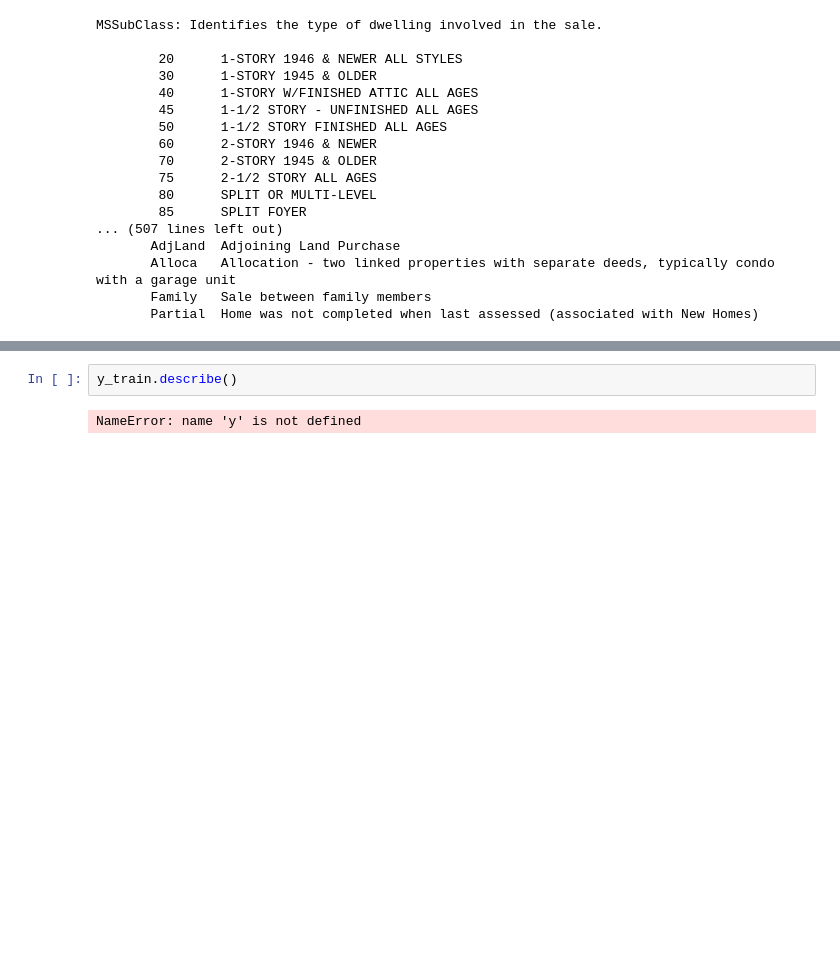
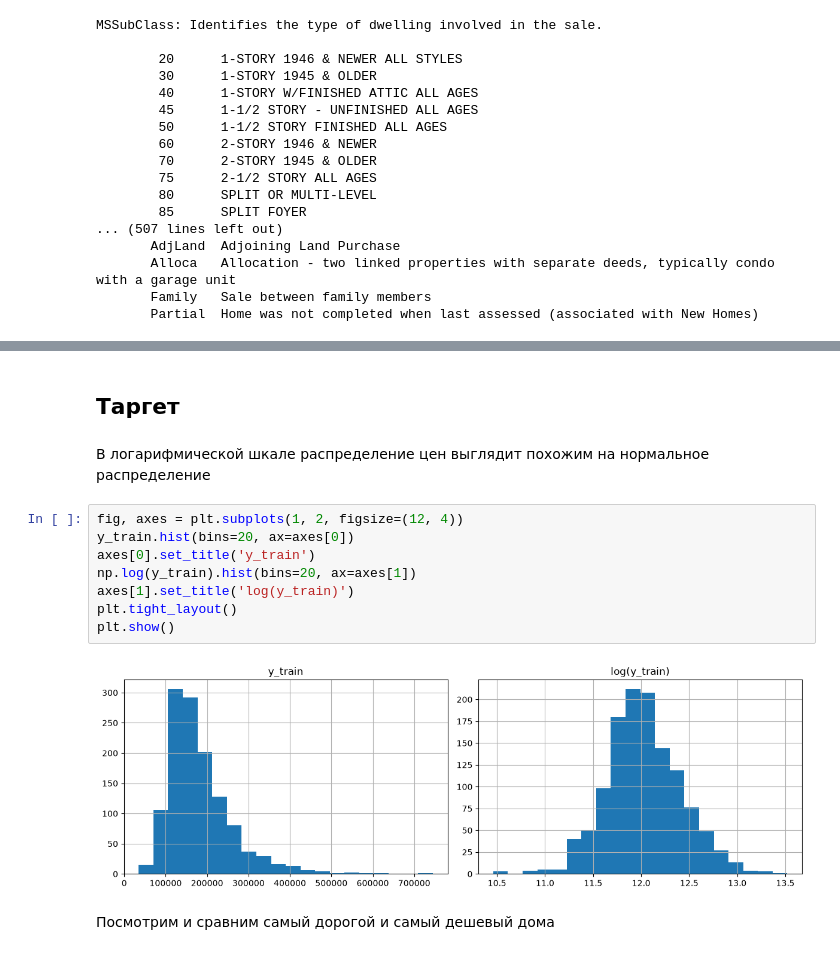
Before and after one commit to tarma3v/HousePrices, a Jupyter notebook: notebooks/EDA.ipynb, the cells around one changed output, grey strips where cells are left out. Cells and saved outputs as stored; diff of their text form; blank space fills up the shorter version.

```diff
--- a/notebooks/EDA.ipynb
+++ b/notebooks/EDA.ipynb
@@ -64,4 +186,16 @@ MSSubClass: Identifies the type of dwelling involved in the sale.
+# %% [markdown]
+## Таргет
+# %% [markdown]
+В логарифмической шкале распределение цен выглядит похожим на нормальное распределение
 # %%
-y_train.describe()
+fig, axes = plt.subplots(1, 2, figsize=(12, 4))
+y_train.hist(bins=20, ax=axes[0])
+axes[0].set_title('y_train')
+np.log(y_train).hist(bins=20, ax=axes[1])
+axes[1].set_title('log(y_train)')
+plt.tight_layout()
+plt.show()
 # %% [output]
-NameError: name 'y' is not defined
+[figure, added]
+# %% [markdown]
+Посмотрим и сравним самый дорогой и самый дешевый дома
```
Also changed, not shown: parts of 54 cells of this notebook, 3 other files.
